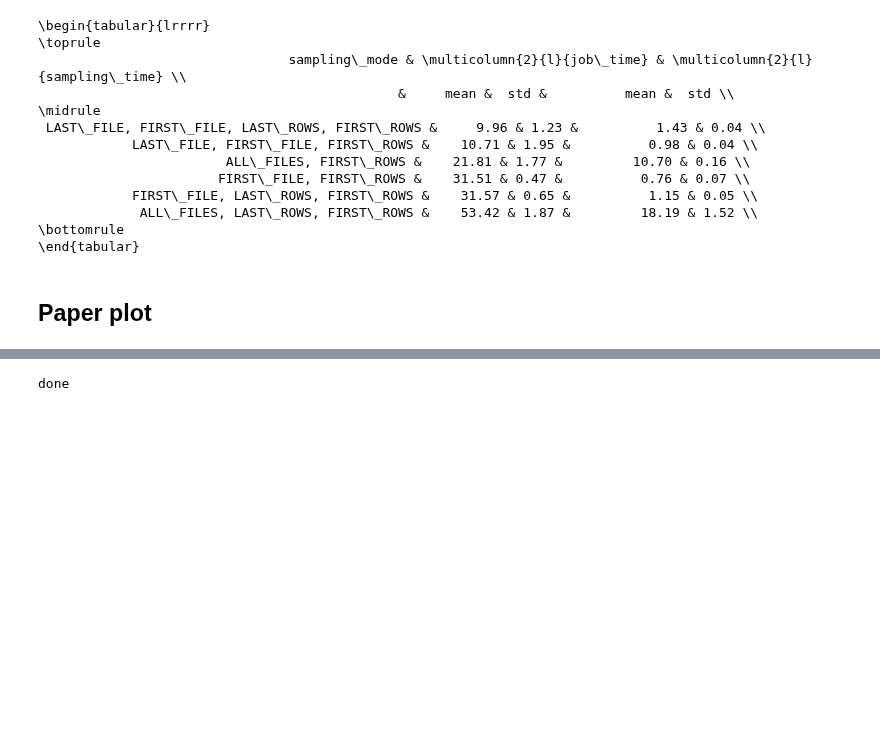
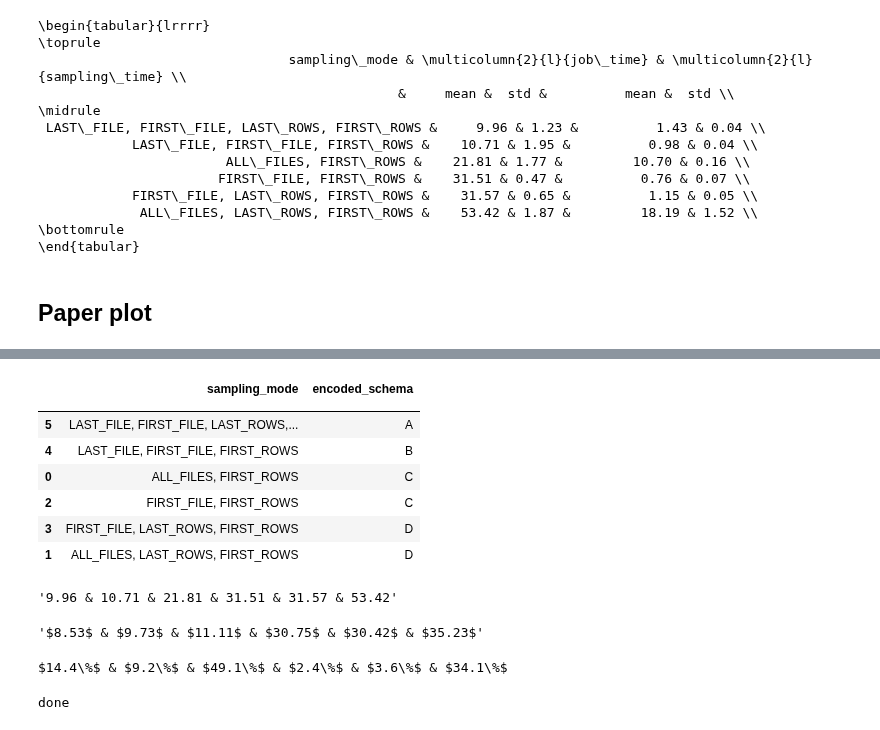
Before and after one commit to tuplex/tuplex, a Jupyter notebook: benchmarks/nextconf/hyperspecialization/flights/notebooks/02_WORKSHOP_Sampling_format.ipynb, the cells around one changed output, grey strips where cells are left out. Drawn from its saved outputs; the diff is of its cells as text; code cells hidden in the pictures; blank space fills up the shorter version.

```diff
--- a/benchmarks/nextconf/hyperspecialization/flights/notebooks/02_WORKSHOP_Sampling_format.ipynb
+++ b/benchmarks/nextconf/hyperspecialization/flights/notebooks/02_WORKSHOP_Sampling_format.ipynb
@@ -300,3 +287,27 @@ $14.4\%$ & $9.2\%$ & $49.1\%$ & $2.4\%$ & $3.6\%$ & $34.1\%$
+# %%
+gdf[['sampling_mode', 'encoded_schema']]
+# %% [output]
+|  | sampling_mode | encoded_schema |
+|  |  |  |
+| 5 | LAST_FILE, FIRST_FILE, LAST_ROWS,... | A |
+| 4 | LAST_FILE, FIRST_FILE, FIRST_ROWS | B |
+| 0 | ALL_FILES, FIRST_ROWS | C |
+| 2 | FIRST_FILE, FIRST_ROWS | C |
+| 3 | FIRST_FILE, LAST_ROWS, FIRST_ROWS | D |
+| 1 | ALL_FILES, LAST_ROWS, FIRST_ROWS | D |
+# %%
+' & '.join(['{:.2f}'.format(x) for x in gdf[('job_time', 'mean')].values])
+# %% [output]
+'9.96 & 10.71 & 21.81 & 31.51 & 31.57 & 53.42'
+# %%
+' & '.join(['${:.2f}$'.format(x) for x in gdf[('job_time_excl_sampling', 'mean')].values])
+# %% [output]
+'$8.53$ & $9.73$ & $11.11$ & $30.75$ & $30.42$ & $35.23$'
+# %%
+ans = ' & '.join(['${:.1f}\\%$'.format(x) for x in  gdf[('sampling_time', 'mean')].values * 100.0 / gdf[('job_time', 'mean')].values])
+print(ans)
+# %% [output]
+$14.4\%$ & $9.2\%$ & $49.1\%$ & $2.4\%$ & $3.6\%$ & $34.1\%$
 # %%
 plt.figure(figsize=(10, 4))
 w=0.7
```
Also changed, not shown: parts of 17 cells of this notebook, 1 other file.
